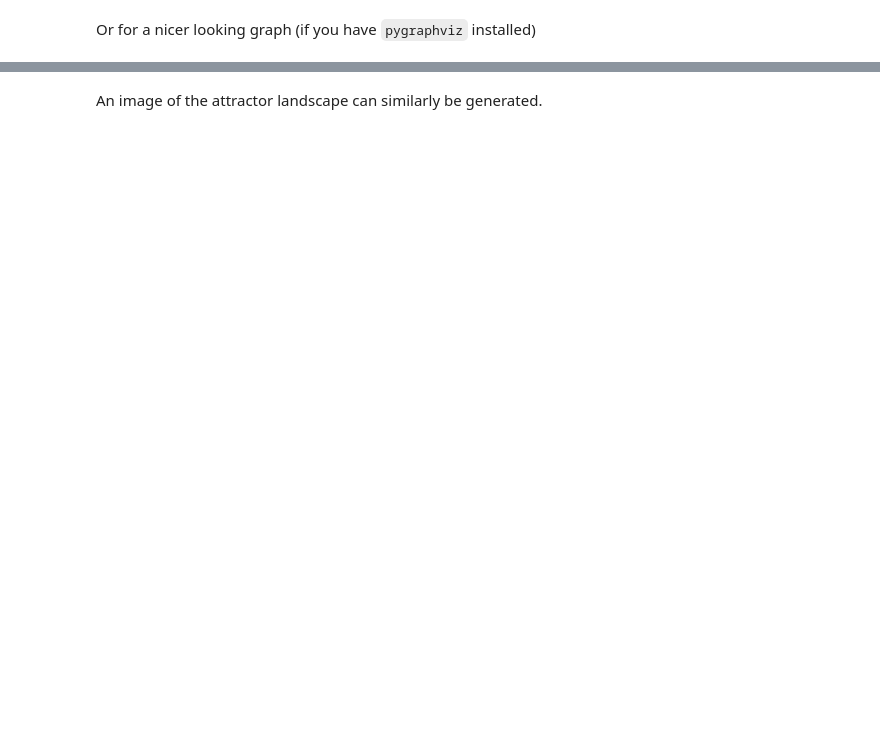
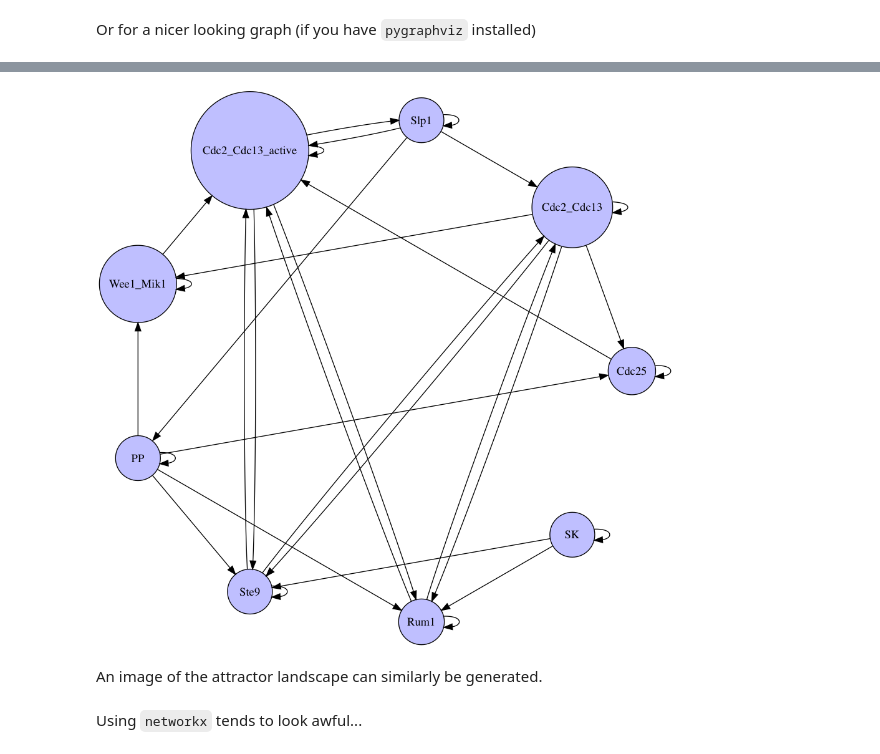
Before and after one commit to ELIFE-ASU/Neet, a Jupyter notebook: examples/basic-examples.ipynb, the cells around one changed output, grey strips where cells are left out. Saved outputs shown, nothing was run; the diff lists cells and outputs as text; code cells hidden in the pictures; blank space fills up the shorter version.

```diff
--- a/examples/basic-examples.ipynb
+++ b/examples/basic-examples.ipynb
@@ -108,2 +108,6 @@ ModuleNotFoundError: No module named 'pygraphviz'
+# %%
+display(Image.open("s_pombe_network.png"))
+# %% [output]
+[figure, added]
 # %% [markdown]
 An image of the attractor landscape can similarly be generated.
@@ -115,0 +114,2 @@ landscape.draw()
+# %% [markdown]
+Using `networkx` tends to look awful...
```
Also changed, not shown: parts of 12 cells of this notebook.
